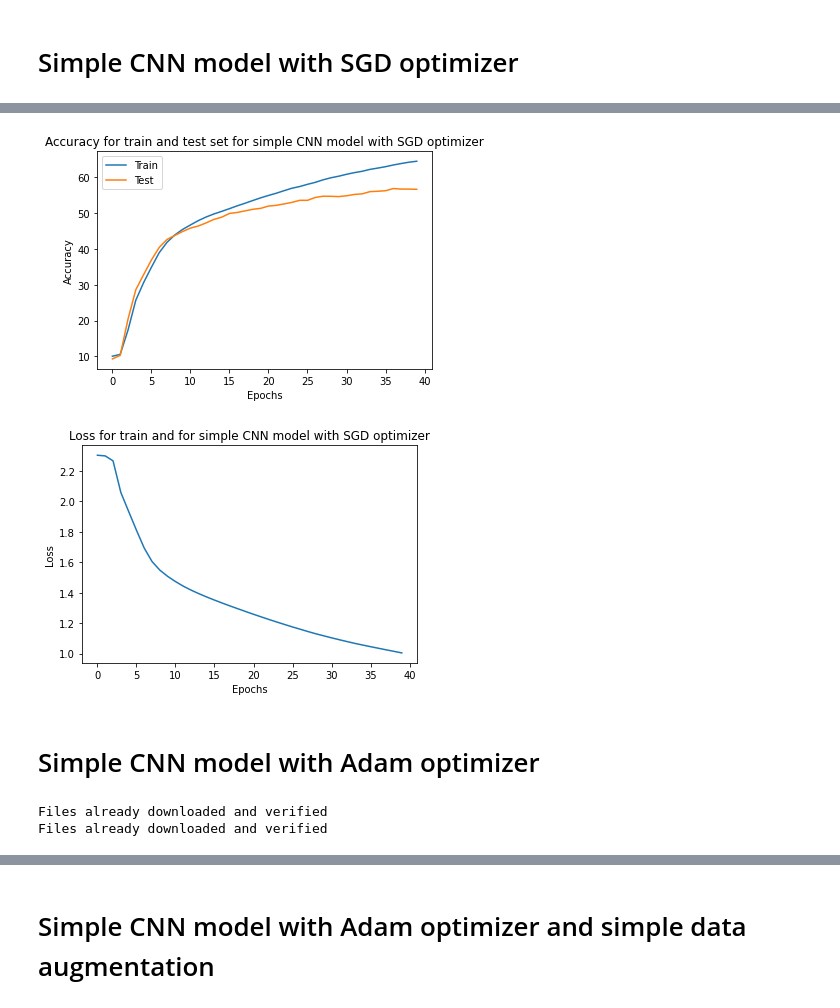
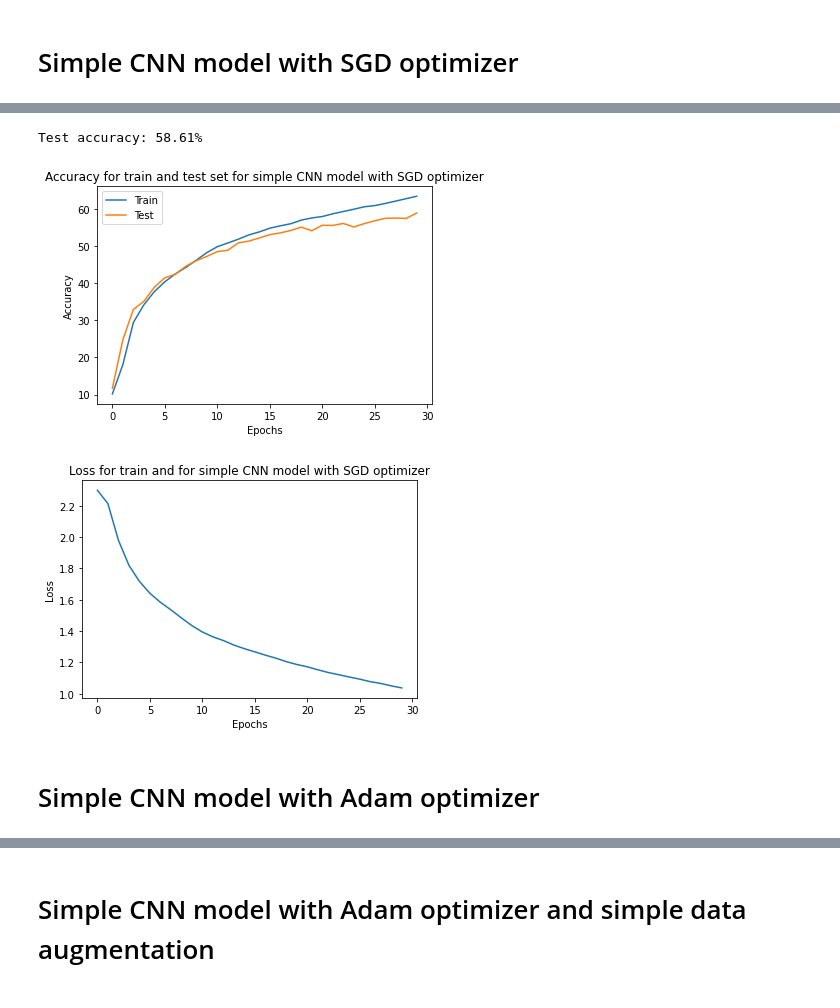
Before and after one commit to airi314/DeepLearning2021, a Jupyter notebook: Project_2/simple_cnn.ipynb, the cells around one changed output, grey strips where cells are left out. Saved outputs shown, nothing was run; the diff lists cells and outputs as text; code cells hidden in the pictures.

```diff
--- a/Project_2/simple_cnn.ipynb
+++ b/Project_2/simple_cnn.ipynb
@@ -83,9 +64,9 @@ for row_idx in np.arange(n_row):
 # %% [markdown]
 # Simple CNN model with SGD optimizer
 # %%
-class CNN(nn.Module):
+class SimpleCNN(nn.Module):
     def __init__(self):
-        super(CNN, self).__init__()
+        super(SimpleCNN, self).__init__()
         self.conv1 = nn.Conv2d(3, 3, 5)
         self.pool = nn.MaxPool2d(2, 2)
         self.conv2 = nn.Conv2d(3, 9, 3)
@@ -102,6 +83,5 @@ class CNN(nn.Module):
         x = self.fc3(x)
         return x
 # %%
-model = CNN().to(device)
-criterion = nn.CrossEntropyLoss()
-optimizer = SGD(model.parameters(), lr=0.001, momentum=0.9)
+model = SimpleCNN().to(device)
+# optimizer = SGD(model.parameters(), lr=0.001, momentum=0.9)
@@ -182,11 +87,0 @@ Finished Training
-# %%
-model.load_state_dict(best_model)
-
-test_correct = 0
-with torch.no_grad():
-    for inputs, labels in test_loader:
-        outputs = model(inputs.to(device)).cpu()
-        predicted = torch.argmax(outputs, dim=1)
-        test_correct += (predicted == labels).sum().item()
-
-print(f"Test accuracy: {test_correct*100/size_test}%")
@@ -194,0 +88,2 @@ Test accuracy: 56.5%
+# %%
+train_network(model, train_loader, val_loader, epochs = 30)
@@ -195,57 +108,26 @@ Test accuracy: 56.5%
+# %%
+evaluate_network(model, test_loader)
+# %% [output]
+Test accuracy: 58.61%
 # %%
 plt.figure()
-plt.plot([i for i in range(40)], model.train_accuracy)
-plt.plot([i for i in range(40)], model.val_accuracy)
+plt.plot([i for i in range(model.epochs)], model.train_accuracy)
+plt.plot([i for i in range(model.epochs)], model.val_accuracy)
 plt.xlabel('Epochs')
 plt.ylabel('Accuracy')
 plt.legend(['Train', 'Test'])
 plt.title('Accuracy for train and test set for simple CNN model with SGD optimizer')
 plt.show()
 # %% [output]
-[figure, old version]
+[figure, new version]
 # %%
 plt.figure()
-plt.plot([i for i in range(40)], model.train_loss)
+plt.plot([i for i in range(model.epochs)], model.train_loss)
 plt.xlabel('Epochs')
 plt.ylabel('Loss')
 plt.title('Loss for train and for simple CNN model with SGD optimizer')
 plt.show()
 # %% [output]
-[figure, old version]
+[figure, new version]
 # %% [markdown]
 # Simple CNN model with Adam optimizer
-# %%
-train_transform = transforms.Compose([
-    transforms.ToTensor(),
-    transforms.Normalize((0.5, 0.5, 0.5), (0.5, 0.5, 0.5))])
-
-test_transform = transforms.Compose([
-    transforms.ToTensor(),
-    transforms.Normalize((0.5, 0.5, 0.5), (0.5, 0.5, 0.5))])
-
-train = torchvision.datasets.CIFAR10(root='./data', train=True,
-                                        download=True, transform=train_transform)
-
-test = torchvision.datasets.CIFAR10(root='./data', train=False,
-                                       download=True, transform=test_transform)
-
-train, val = random_split(train, [45000, 5000], generator = torch.manual_seed(0))
-
-train_loader = torch.utils.data.DataLoader(train, batch_size=64,
-                                          shuffle=False, num_workers=2)
-
-val_loader = torch.utils.data.DataLoader(val, batch_size=64,
-                                          shuffle=False, num_workers=2)
-
-test_loader = torch.utils.data.DataLoader(test, batch_size=64,
-                                         shuffle=False, num_workers=2)
-
-classes_names = ('plane', 'car', 'bird', 'cat',
-           'deer', 'dog', 'frog', 'horse', 'ship', 'truck')
-
-size_train = len(train)
-size_val = len(val)
-size_test = len(test)
-# %% [output]
-Files already downloaded and verified
-Files already downloaded and verified
```
Also changed, not shown: parts of 26 cells of this notebook, 2 other files.
